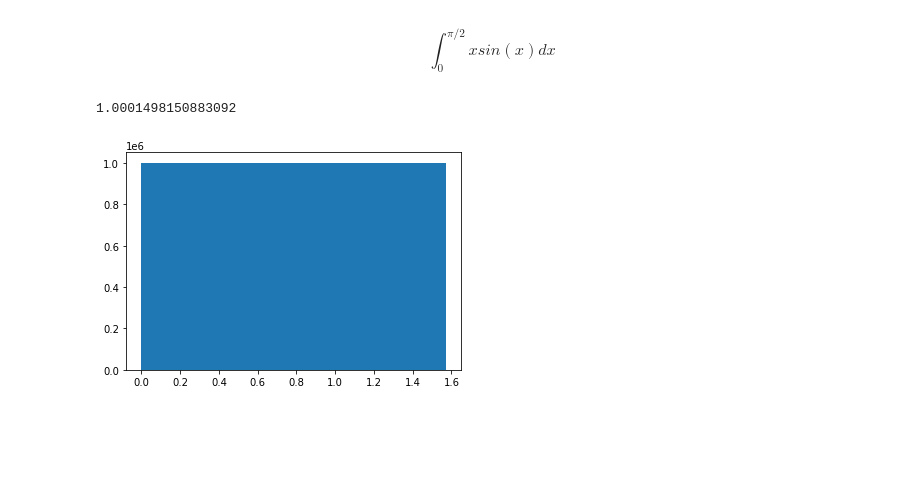
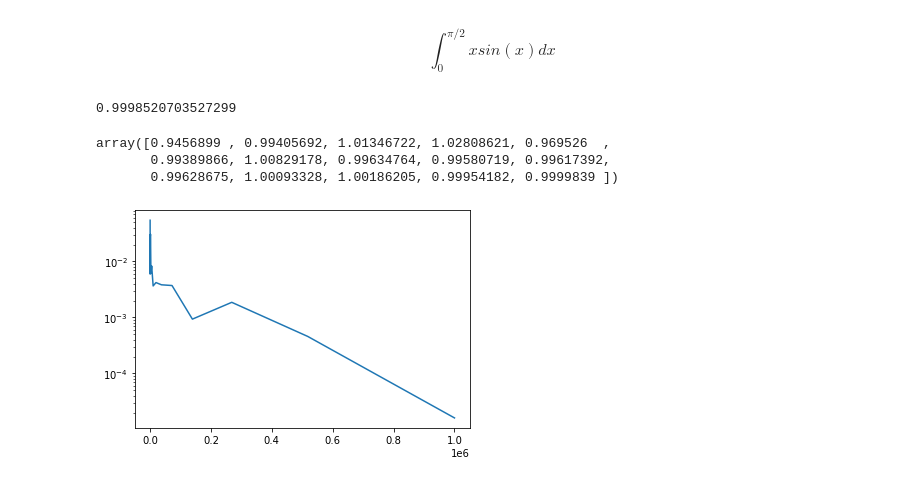
Before and after one commit to mariaalaimo/MetodosComputacionales20222, a Jupyter notebook: Week6/Generadores.ipynb, the cells around one changed output. Drawn from its saved outputs; the diff is of its cells as text; code cells hidden in the pictures; blank space fills up the shorter version.

```diff
--- a/Week6/Generadores.ipynb
+++ b/Week6/Generadores.ipynb
@@ -127,14 +127,29 @@ def f(x):
 # %%
 def MCIntegral( N = 100, a=0,b=0.5*np.pi ):
 
-    x = np.random.uniform(a,b,size=N)
+    x = np.random.uniform(a,b,size=int(N))
     y = f(x)
 
-    plt.hist(x)
-
     return np.mean( y )*(b-a)
 # %%
 MCIntegral(N=10000000)
 # %% [output]
-1.0001498150883092
+0.9998520703527299
-[figure, removed]
+# %%
+Points = np.logspace(2,6,15)
+
+Integral = np.zeros(len(Points))
+
+for i in range(len(Points)):
+    Integral[i] = MCIntegral(Points[i])
+# %%
+Integral
+# %% [output]
+array([0.9456899 , 0.99405692, 1.01346722, 1.02808621, 0.969526  ,
+       0.99389866, 1.00829178, 0.99634764, 0.99580719, 0.99617392,
+       0.99628675, 1.00093328, 1.00186205, 0.99954182, 0.9999839 ])
+# %%
+plt.plot(Points,np.abs(Integral-1))
+plt.yscale('log')
+# %% [output]
+[figure, added]
```
